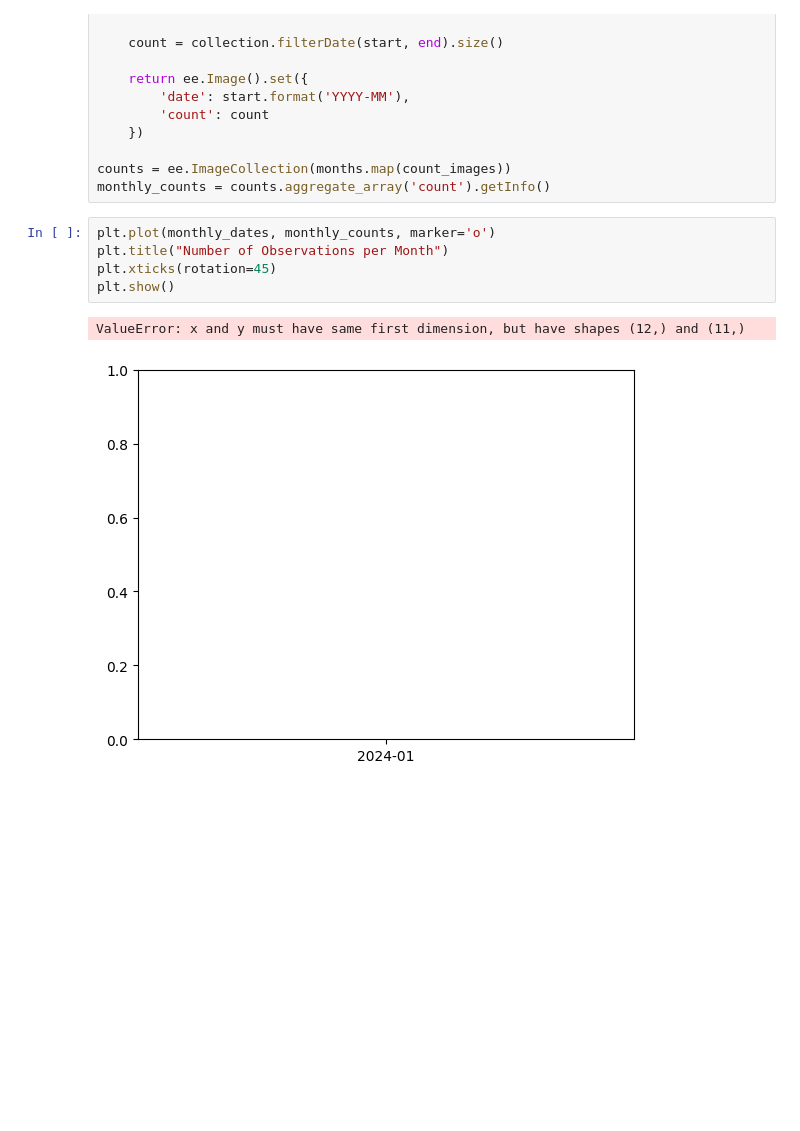
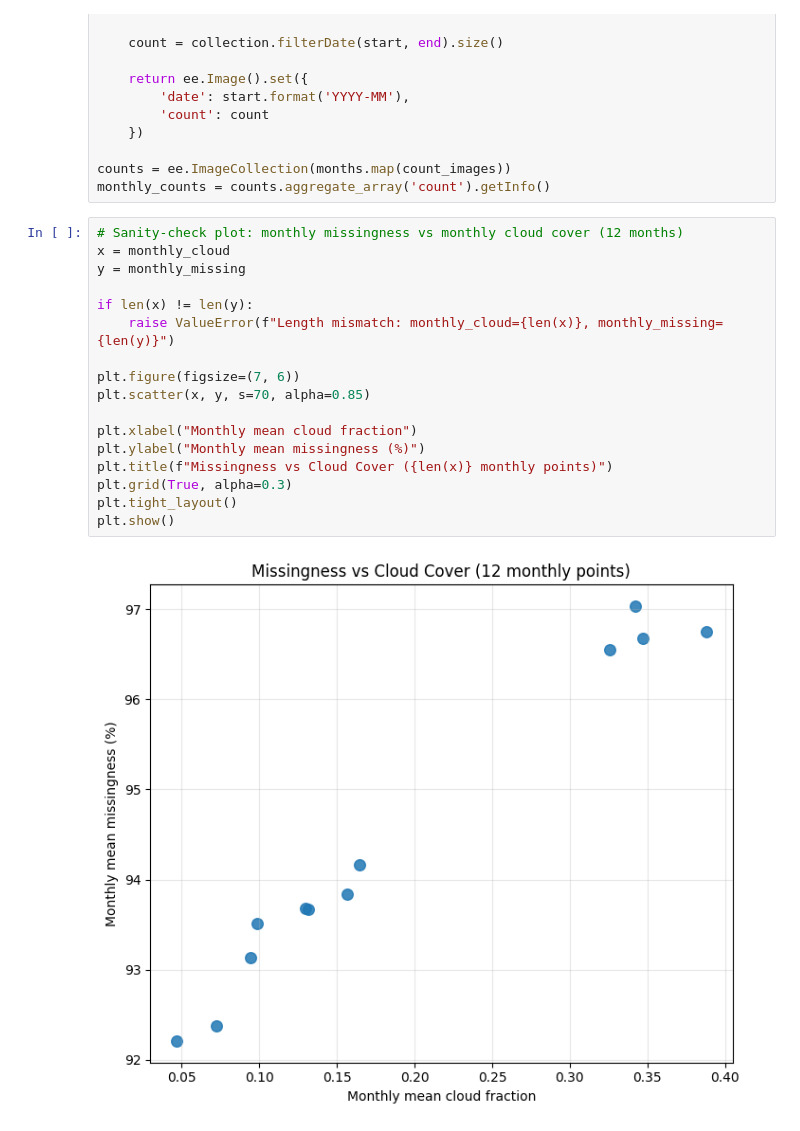
Before and after one commit to ArjSheth/ClimateConsciousImli, a Jupyter notebook: missingdata_analysis.ipynb, the cells around one changed output. Drawn from its saved outputs; the diff is of its cells as text; blank space fills up the shorter version.

Commit message:
Cleanup and analysis of missing data

```diff
--- a/monthlyanalysis_dataset.ipynb
+++ b/missingdata_analysis.ipynb
@@ -216,10 +216,21 @@ def count_images(m):
 counts = ee.ImageCollection(months.map(count_images))
 monthly_counts = counts.aggregate_array('count').getInfo()
 # %%
-plt.plot(monthly_dates, monthly_counts, marker='o')
-plt.title("Number of Observations per Month")
-plt.xticks(rotation=45)
+# Sanity-check plot: monthly missingness vs monthly cloud cover (12 months)
+x = monthly_cloud
+y = monthly_missing
+
+if len(x) != len(y):
+    raise ValueError(f"Length mismatch: monthly_cloud={len(x)}, monthly_missing={len(y)}")
+
+plt.figure(figsize=(7, 6))
+plt.scatter(x, y, s=70, alpha=0.85)
+
+plt.xlabel("Monthly mean cloud fraction")
+plt.ylabel("Monthly mean missingness (%)")
+plt.title(f"Missingness vs Cloud Cover ({len(x)} monthly points)")
+plt.grid(True, alpha=0.3)
+plt.tight_layout()
 plt.show()
 # %% [output]
-ValueError: x and y must have same first dimension, but have shapes (12,) and (11,)
-[figure, old version]
+[figure, new version]
```
Also changed, not shown: parts of 1 cell of this notebook, 2 other files.
